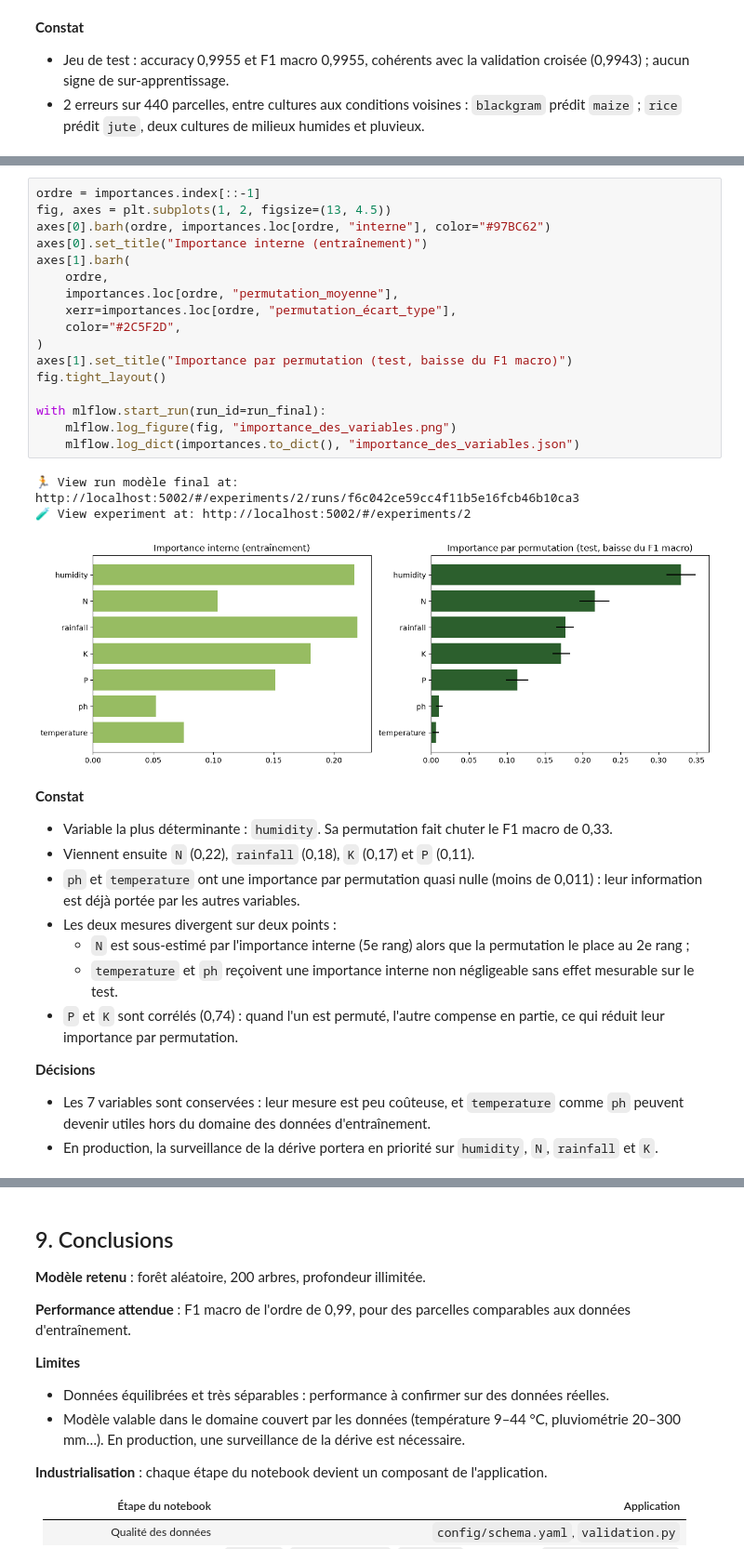
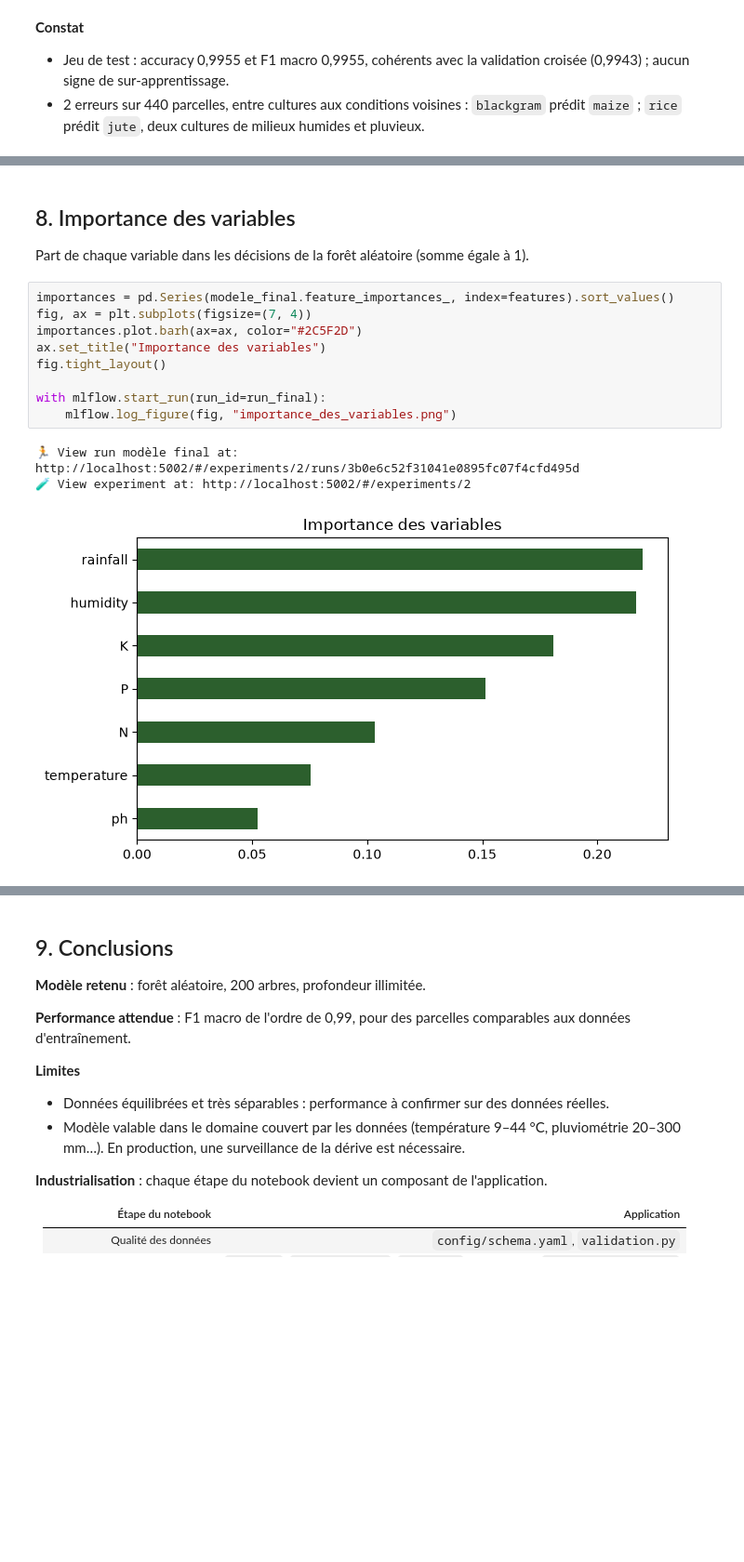
Before and after one commit to webew/crop_recommendation_tp, a Jupyter notebook: notebooks/02_demarche_modelisation.ipynb, the cells around one changed output, grey strips where cells are left out. Shown at 93% size. Saved outputs shown, nothing was run; the diff lists cells and outputs as text; blank space fills up the shorter version.

```diff
--- a/notebooks/02_demarche_modelisation.ipynb
+++ b/notebooks/02_demarche_modelisation.ipynb
@@ -423,36 +385,17 @@ importances
-# %%
-ordre = importances.index[::-1]
-fig, axes = plt.subplots(1, 2, figsize=(13, 4.5))
-axes[0].barh(ordre, importances.loc[ordre, "interne"], color="#97BC62")
-axes[0].set_title("Importance interne (entraînement)")
-axes[1].barh(
-    ordre,
-    importances.loc[ordre, "permutation_moyenne"],
-    xerr=importances.loc[ordre, "permutation_écart_type"],
-    color="#2C5F2D",
-)
-axes[1].set_title("Importance par permutation (test, baisse du F1 macro)")
-fig.tight_layout()
-
-with mlflow.start_run(run_id=run_final):
-    mlflow.log_figure(fig, "importance_des_variables.png")
-    mlflow.log_dict(importances.to_dict(), "importance_des_variables.json")
-# %% [output]
-🏃 View run modèle final at: http://localhost:5002/#/experiments/2/runs/f6c042ce59cc4f11b5e16fcb46b10ca3
-🧪 View experiment at: http://localhost:5002/#/experiments/2
-[figure, removed]
-# %% [markdown]
-**Constat**
-
-- Variable la plus déterminante : `humidity`. Sa permutation fait chuter le F1 macro de 0,33.
-- Viennent ensuite `N` (0,22), `rainfall` (0,18), `K` (0,17) et `P` (0,11).
-- `ph` et `temperature` ont une importance par permutation quasi nulle (moins de 0,011) : leur information est déjà portée par les autres variables.
-- Les deux mesures divergent sur deux points :
-  - `N` est sous-estimé par l'importance interne (5e rang) alors que la permutation le place au 2e rang ;
-  - `temperature` et `ph` reçoivent une importance interne non négligeable sans effet mesurable sur le test.
-- `P` et `K` sont corrélés (0,74) : quand l'un est permuté, l'autre compense en partie, ce qui réduit leur importance par permutation.
-
-**Décisions**
-
-- Les 7 variables sont conservées : leur mesure est peu coûteuse, et `temperature` comme `ph` peuvent devenir utiles hors du domaine des données d'entraînement.
-- En production, la surveillance de la dérive portera en priorité sur `humidity`, `N`, `rainfall` et `K`.
+# %% [markdown]
+## 8. Importance des variables
+
+Part de chaque variable dans les décisions de la forêt aléatoire (somme égale à 1).
+# %%
+importances = pd.Series(modele_final.feature_importances_, index=features).sort_values()
+fig, ax = plt.subplots(figsize=(7, 4))
+importances.plot.barh(ax=ax, color="#2C5F2D")
+ax.set_title("Importance des variables")
+fig.tight_layout()
+
+with mlflow.start_run(run_id=run_final):
+    mlflow.log_figure(fig, "importance_des_variables.png")
+# %% [output]
+🏃 View run modèle final at: http://localhost:5002/#/experiments/2/runs/3b0e6c52f31041e0895fc07f4cfd495d
+🧪 View experiment at: http://localhost:5002/#/experiments/2
+[figure, added]
```
Also changed, not shown: parts of 7 cells of this notebook.
